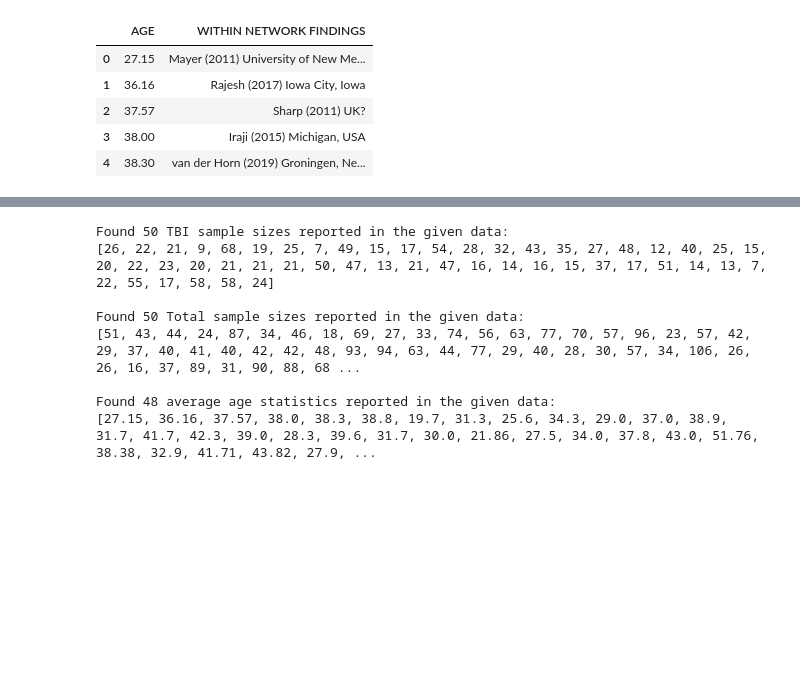
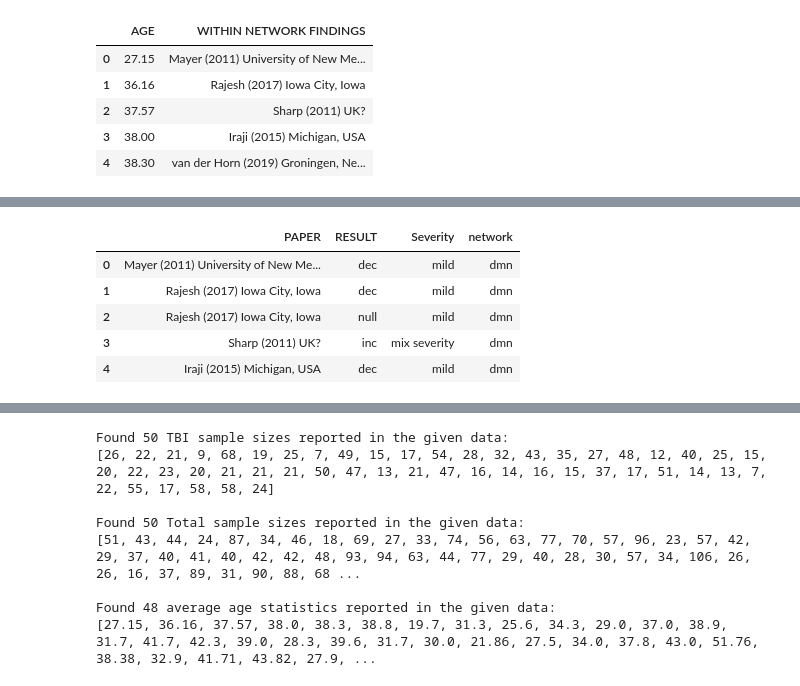
Before and after one commit to danielfrees/rsfMRI_LitReview, a Jupyter notebook: Data_Investigation_LR.ipynb, the cells around one changed output, grey strips where cells are left out. Saved outputs shown, nothing was run; the diff lists cells and outputs as text; code cells hidden in the pictures; blank space fills up the shorter version.

```diff
--- a/Data_Investigation_LR.ipynb
+++ b/Data_Investigation_LR.ipynb
@@ -156,0 +177,15 @@ Name: # of volumes, dtype: float64
+# %%
+data = data_single
+data['PAPER'] = data['WITHIN NETWORK FINDINGS']
+data = data[['PAPER', 'RESULT', 'Severity']]
+data = data.reset_index(level = 0)
+data['network'] = data['level_0']
+data.drop(columns=['level_0'], inplace = True)
+data.head()
+# %% [output]
+|  | PAPER | RESULT | Severity | network |
+| 0 | Mayer (2011) University of New Me... | dec | mild | dmn |
+| 1 | Rajesh (2017) Iowa City, Iowa | dec | mild | dmn |
+| 2 | Rajesh (2017) Iowa City, Iowa | null | mild | dmn |
+| 3 | Sharp (2011) UK? | inc | mix severity | dmn |
+| 4 | Iraji (2015) Michigan, USA | dec | mild | dmn |
```
Also changed, not shown: parts of 9 cells of this notebook, 1 other file.
